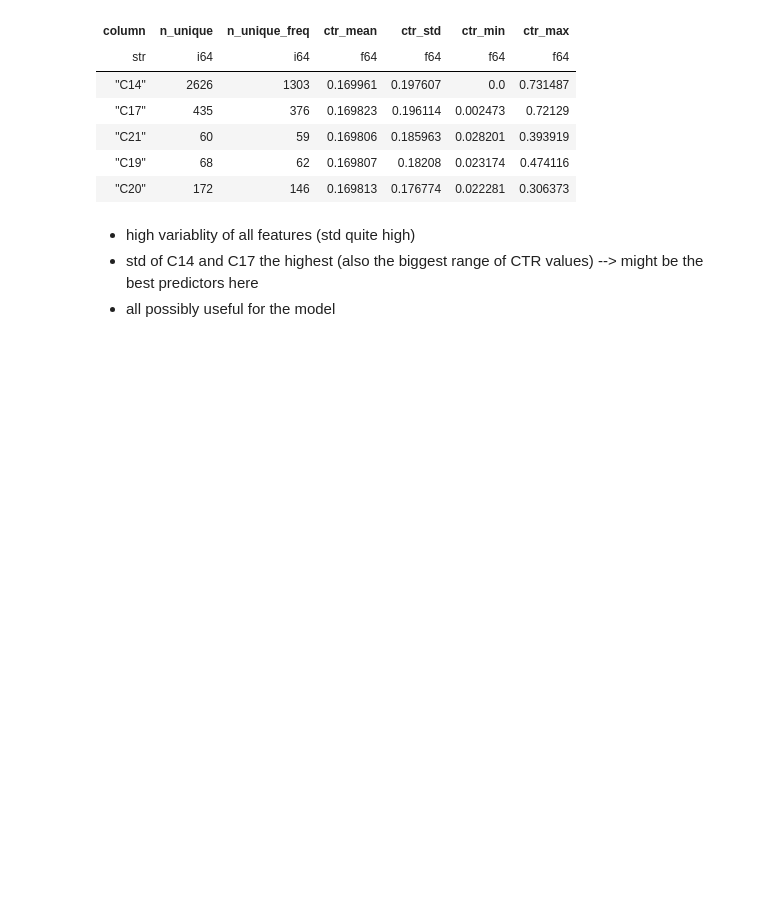
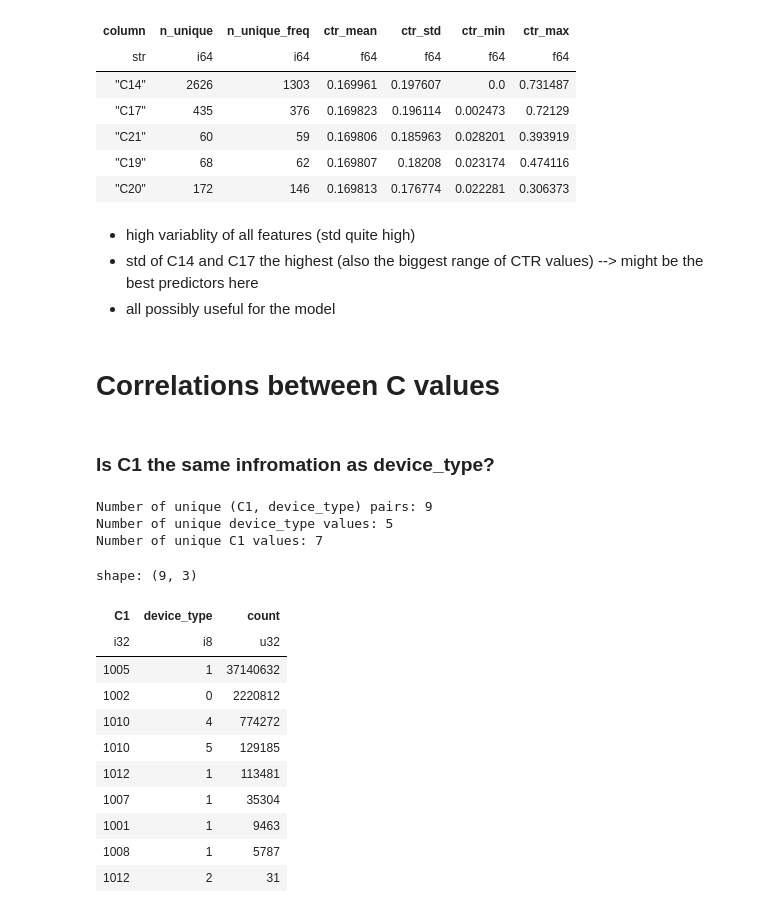
Before and after one commit to xJadzix/ctr-prediction, a Jupyter notebook: notebooks/02_eda.ipynb, the cells around one changed output. Saved outputs shown, nothing was run; the diff lists cells and outputs as text; code cells hidden in the pictures; blank space fills up the shorter version.

```diff
--- a/notebooks/02_eda.ipynb
+++ b/notebooks/02_eda.ipynb
@@ -710,3 +706,38 @@ shape: (5, 7)
 - high variablity of all features (std quite high)
 - std of C14 and C17 the highest (also the biggest range of CTR values) --> might be the best predictors here
 - all possibly useful for the model
+# %% [markdown]
+# Correlations between C values
+# %% [markdown]
+### Is C1 the same infromation as device_type?
+# %%
+# Check correlation between C1 and device_type
+c1_devtype = (
+    df_lazy
+    .group_by(["C1", "device_type"])
+    .agg(pl.len().alias("count"))
+    .sort("count", descending=True)
+    .collect()
+)
+
+print(f"Number of unique (C1, device_type) pairs: {c1_devtype.height}")
+print(f"Number of unique device_type values: 5")
+print(f"Number of unique C1 values: 7 \n")
+
+display(c1_devtype)
+# %% [output]
+Number of unique (C1, device_type) pairs: 9
+Number of unique device_type values: 5
+Number of unique C1 values: 7
+shape: (9, 3)
+| C1 | device_type | count |
+| i32 | i8 | u32 |
+| 1005 | 1 | 37140632 |
+| 1002 | 0 | 2220812 |
+| 1010 | 4 | 774272 |
+| 1010 | 5 | 129185 |
+| 1012 | 1 | 113481 |
+| 1007 | 1 | 35304 |
+| 1001 | 1 | 9463 |
+| 1008 | 1 | 5787 |
+| 1012 | 2 | 31 |
```
Also changed, not shown: parts of 15 cells of this notebook.
